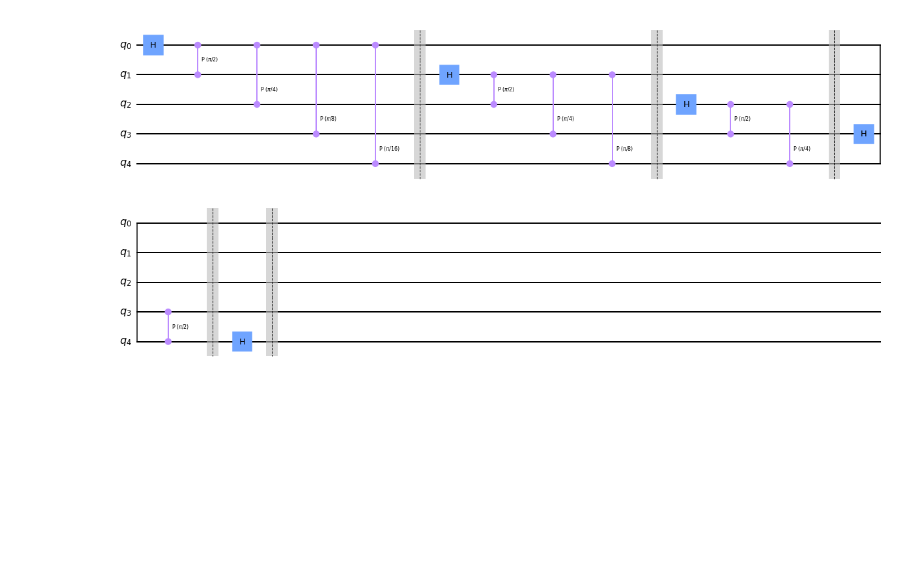
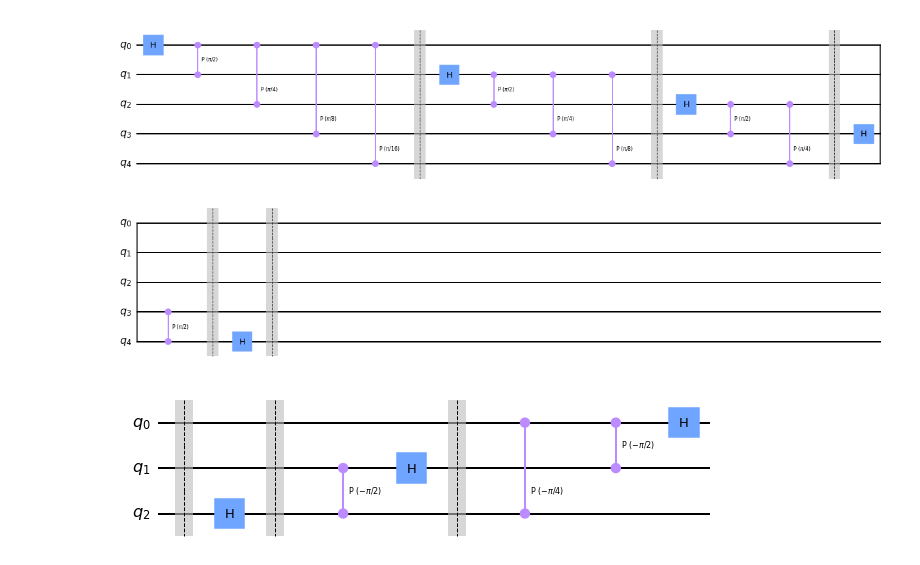
Before and after one commit to gfugante/Quantum-Algorithms, a Jupyter notebook: 3. Quantum Fourier Transform.ipynb, the cells around one changed output. Saved outputs shown, nothing was run; the diff lists cells and outputs as text; code cells hidden in the pictures; blank space fills up the shorter version.

```diff
--- a/3. Quantum Fourier Transform.ipynb
+++ b/3. Quantum Fourier Transform.ipynb
@@ -81,3 +81,7 @@ def QFT(n):
 QFT(5).draw('mpl')
 # %% [output]
 [figure]
+# %%
+QFT(3).inverse().draw(output='mpl')
+# %% [output]
+[figure, added]
```
Also changed, not shown: parts of 2 cells of this notebook, 4 other files.
